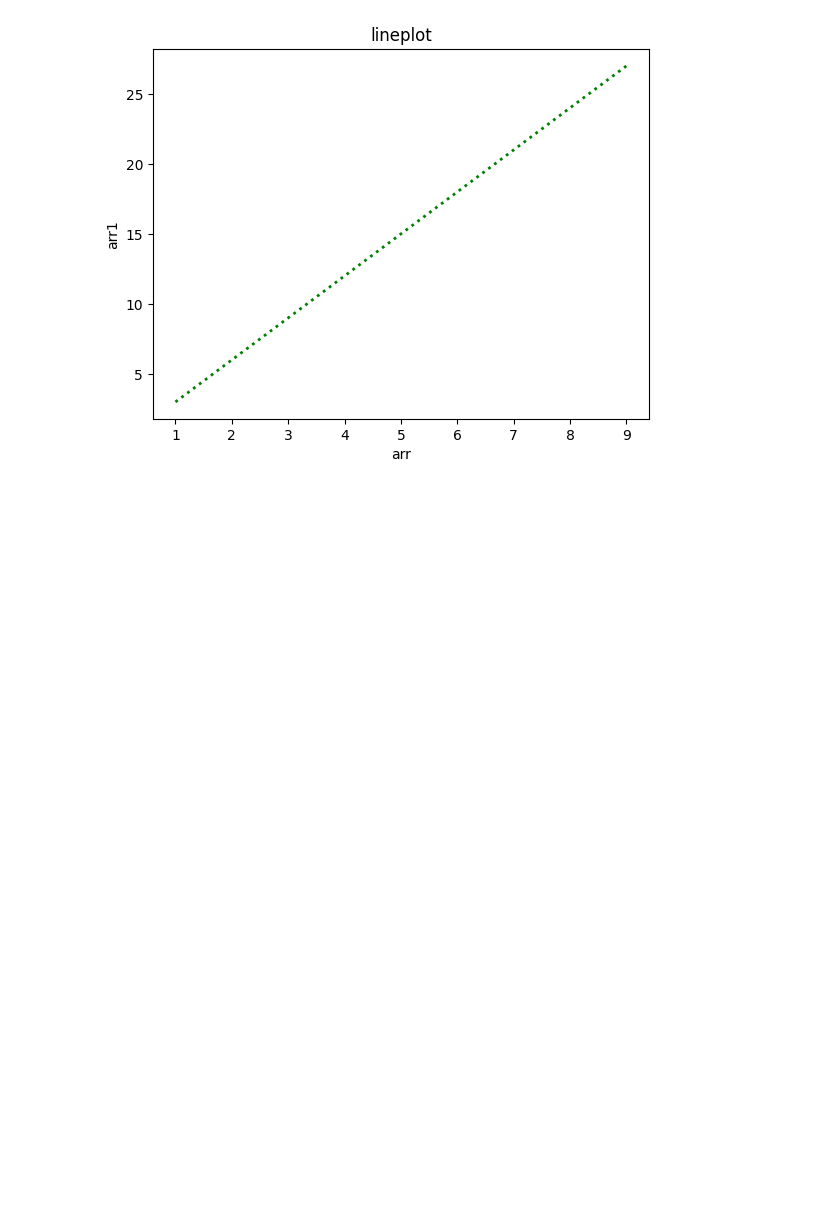
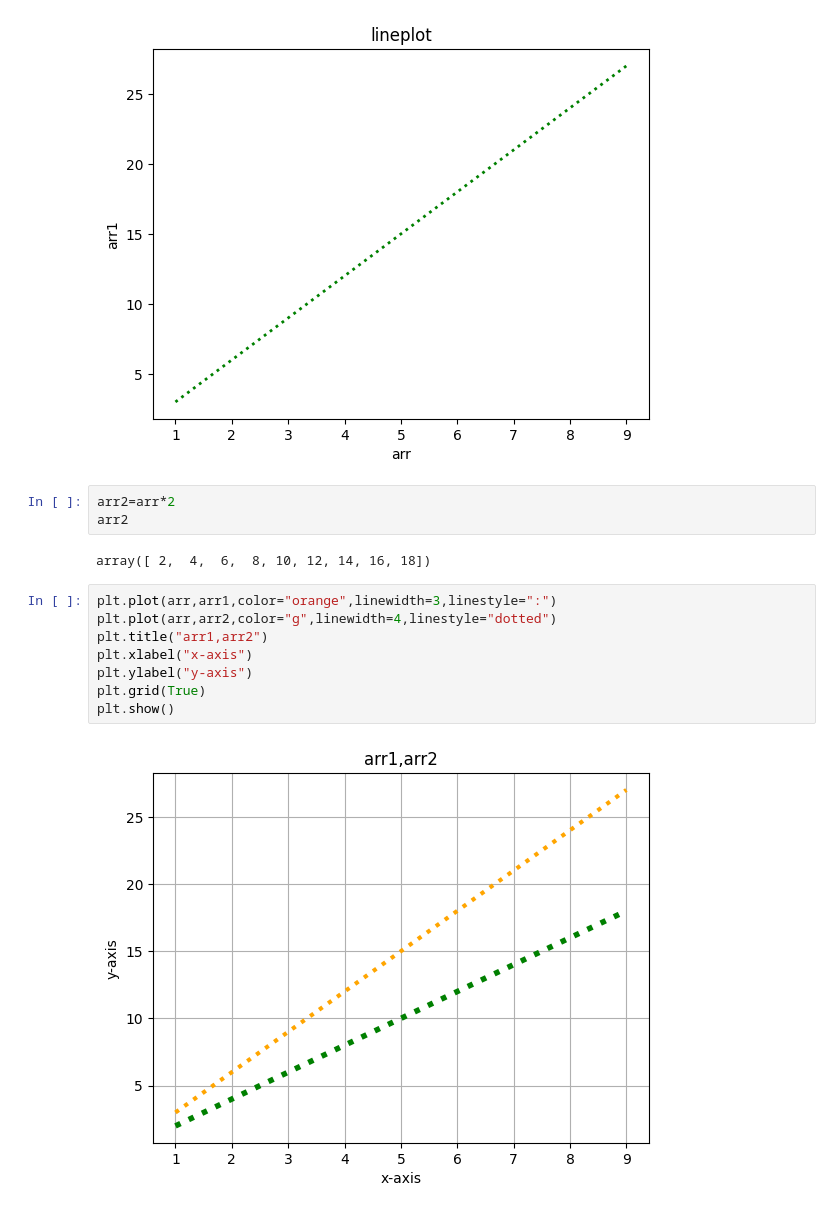
Before and after one commit to rahuloruganti/data-analysis-using-python, a Jupyter notebook: matplotlib/matplotlib_basic.ipynb, the cells around one changed output. Drawn from its saved outputs; the diff is of its cells as text; blank space fills up the shorter version.

```diff
--- a/matplotlib/matplotlib_basic.ipynb
+++ b/matplotlib/matplotlib_basic.ipynb
@@ -37,3 +37,18 @@ plt.ylabel("arr1")
 plt.show()
 # %% [output]
 [figure]
+# %%
+arr2=arr*2
+arr2
+# %% [output]
+array([ 2,  4,  6,  8, 10, 12, 14, 16, 18])
+# %%
+plt.plot(arr,arr1,color="orange",linewidth=3,linestyle=":")
+plt.plot(arr,arr2,color="g",linewidth=4,linestyle="dotted")
+plt.title("arr1,arr2")
+plt.xlabel("x-axis")
+plt.ylabel("y-axis")
+plt.grid(True)
+plt.show()
+# %% [output]
+[figure, added]
```
Also changed, not shown: parts of 2 cells of this notebook, 2 other files.
